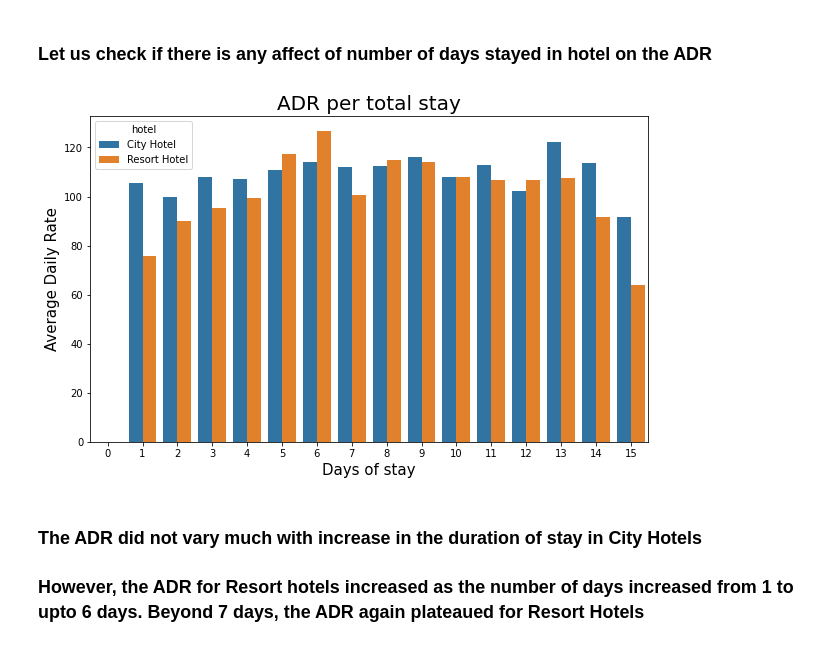
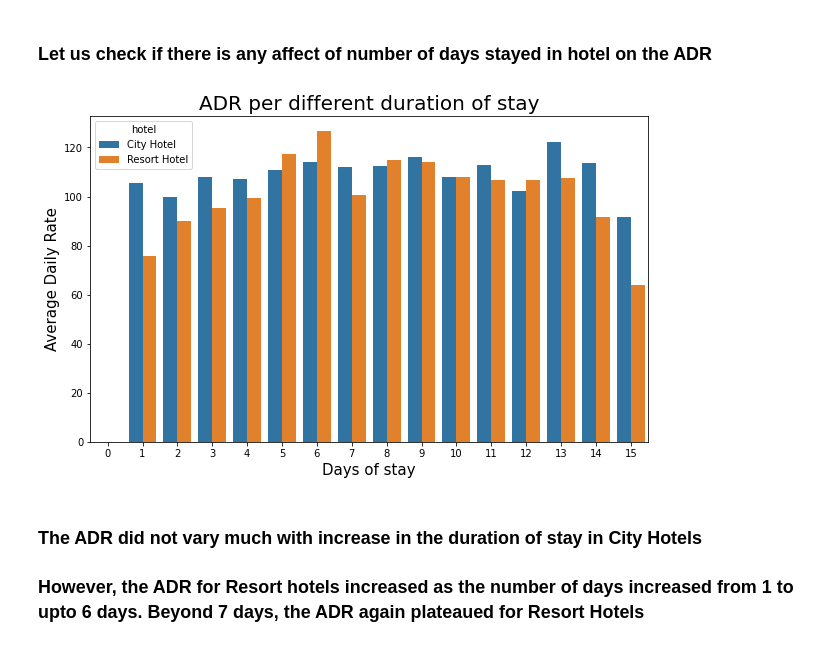
Before and after one commit to priyaregit/EDA_Hotel-Booking, a Jupyter notebook: Hotel_Booking_Analysis_EDA_Capstone_Project.ipynb, the cells around one changed output. Saved outputs shown, nothing was run; the diff lists cells and outputs as text; code cells hidden in the pictures.

```diff
--- a/Hotel_Booking_Analysis_EDA_Capstone_Project.ipynb
+++ b/Hotel_Booking_Analysis_EDA_Capstone_Project.ipynb
@@ -449,7 +451,7 @@ hotel_booking.loc[hotel_booking.stays_in_week_nights > 10, 'stays_in_week_nights
 hotel_booking.loc[hotel_booking.adults > 4, 'adults'] = 4
 
 # Setting a value of 3 to all the observations of 'child' that are greater than 3
-hotel_booking.loc[hotel_booking.child > 3, 'adults'] = 3
+hotel_booking.loc[hotel_booking.child > 3, 'child'] = 3
 
 # Setting a value of 5 to all the observations of 'booking_changes' that are greater than 5
 hotel_booking.loc[hotel_booking.booking_changes > 5, 'booking_changes'] = 5
@@ -1063,16 +1214,16 @@ adr_total_stay = hotel_booking.groupby(['hotel','total_stay'])['adr'].mean().res
 # %%
 # Creating a simple bar plot to visualize the change in ADR according to number of days of hotel stay and hotel type
 sns.barplot(x ='total_stay', y ='adr', hue ='hotel', data = adr_total_stay)
 
 # Giving title and labels to the plot
-plt.title('ADR per total stay', fontsize = 20)
+plt.title('ADR per different duration of stay', fontsize = 20)
 plt.ylabel('Average Daily Rate', fontsize = 15)
 plt.xlabel('Days of stay', fontsize = 15)
 
 # Setting the display figure size using rcParams method
 plt.rcParams['figure.figsize'] = (10, 6)
 # %% [output]
-[figure, old version]
+[figure, new version]
 # %% [markdown]
 ### The ADR did not vary much with increase in the duration of stay in City Hotels
 
```
Also changed, not shown: parts of 81 cells of this notebook.
